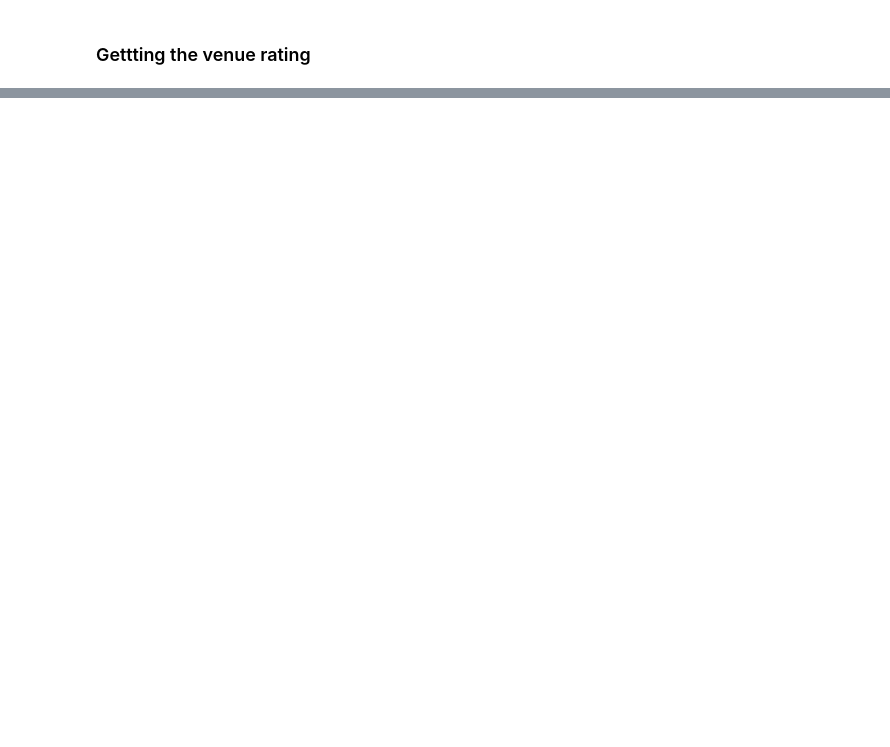
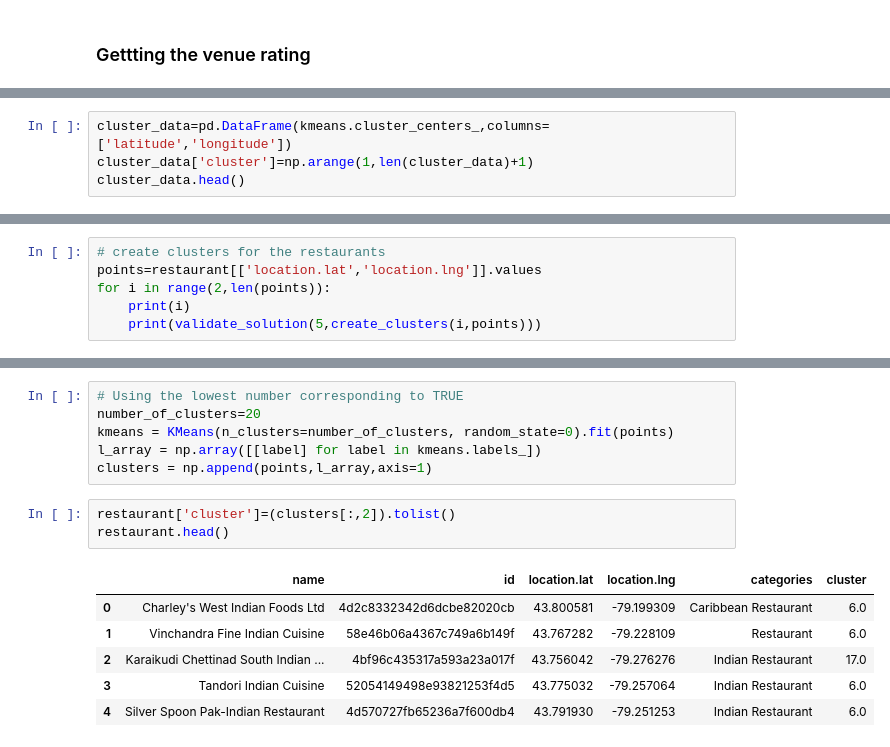
Before and after one commit to prottay09/Capstone-project, a Jupyter notebook: Final Deliverable.ipynb, the cells around one changed output, grey strips where cells are left out. Cells and saved outputs as stored; diff of their text form; blank space fills up the shorter version.

```diff
--- a/Final Deliverable.ipynb
+++ b/Final Deliverable.ipynb
@@ -89,0 +311,4 @@ This venue has not been rated yet.
+# %%
+cluster_data=pd.DataFrame(kmeans.cluster_centers_,columns=['latitude','longitude'])
+cluster_data['cluster']=np.arange(1,len(cluster_data)+1)
+cluster_data.head()
@@ -89,0 +358,6 @@ This venue has not been rated yet.
+# %%
+# create clusters for the restaurants
+points=restaurant[['location.lat','location.lng']].values
+for i in range(2,len(points)):
+    print(i)
+    print(validate_solution(5,create_clusters(i,points)))
@@ -89,0 +382,16 @@ This venue has not been rated yet.
+# %%
+# Using the lowest number corresponding to TRUE
+number_of_clusters=20
+kmeans = KMeans(n_clusters=number_of_clusters, random_state=0).fit(points)
+l_array = np.array([[label] for label in kmeans.labels_])
+clusters = np.append(points,l_array,axis=1)
+# %%
+restaurant['cluster']=(clusters[:,2]).tolist()
+restaurant.head()
+# %% [output]
+|  | name | id | location.lat | location.lng | categories | cluster |
+| 0 | Charley's West Indian Foods Ltd | 4d2c8332342d6dcbe82020cb | 43.800581 | -79.199309 | Caribbean Restaurant | 6.0 |
+| 1 | Vinchandra Fine Indian Cuisine | 58e46b06a4367c749a6b149f | 43.767282 | -79.228109 | Restaurant | 6.0 |
+| 2 | Karaikudi Chettinad South Indian ... | 4bf96c435317a593a23a017f | 43.756042 | -79.276276 | Indian Restaurant | 17.0 |
+| 3 | Tandori Indian Cuisine | 52054149498e93821253f4d5 | 43.775032 | -79.257064 | Indian Restaurant | 6.0 |
+| 4 | Silver Spoon Pak-Indian Restaurant | 4d570727fb65236a7f600db4 | 43.791930 | -79.251253 | Indian Restaurant | 6.0 |
```
Also changed, not shown: parts of 43 cells of this notebook, 3 other files.
